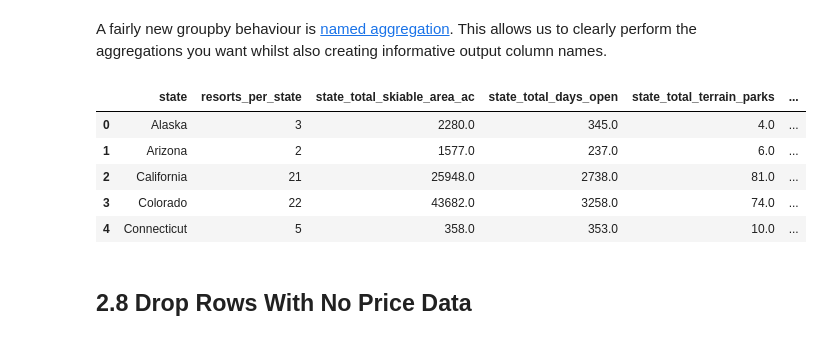
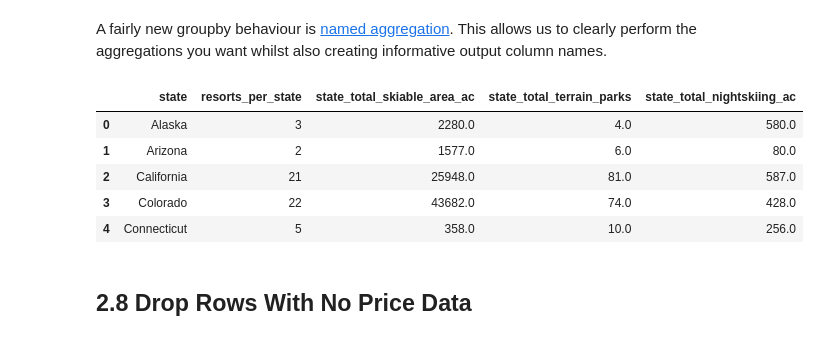
Before and after one commit to nlac10/DataScienceGuidedCapstone, a Jupyter notebook: 02-data_wrangling/02_data_wrangling.ipynb, the cells around one changed output. Drawn from its saved outputs; the diff is of its cells as text; code cells hidden in the pictures.

```diff
--- a/02-data_wrangling/02_data_wrangling.ipynb
+++ b/02-data_wrangling/02_data_wrangling.ipynb
@@ -957,26 +925,25 @@ A fairly new groupby behaviour is [named aggregation](https://pandas-docs.github
 # %%
 #Code task 27#
 #Add named aggregations for the sum of 'daysOpenLastYear', 'TerrainParks', and 'NightSkiing_ac'
 #call them 'state_total_days_open', 'state_total_terrain_parks', and 'state_total_nightskiing_ac',
 #respectively
 #Finally, add a call to the reset_index() method (we recommend you experiment with and without this to see
 #what it does)
 
 state_summary = ski_data.groupby('state').agg(
     resorts_per_state=pd.NamedAgg(column='Name', aggfunc='size'), #could pick any column here
     state_total_skiable_area_ac=pd.NamedAgg(column='SkiableTerrain_ac', aggfunc='sum'),
-    state_total_days_open=pd.NamedAgg(column='daysOpenLastYear', aggfunc='sum'),
     state_total_terrain_parks=pd.NamedAgg(column='TerrainParks', aggfunc='sum'),
     state_total_nightskiing_ac=pd.NamedAgg(column='NightSkiing_ac', aggfunc='sum')
 ).reset_index()
 state_summary.head()
 # %% [output]
-|  | state | resorts_per_state | state_total_skiable_area_ac | state_total_days_open | state_total_terrain_parks | ... |
-| 0 | Alaska | 3 | 2280.0 | 345.0 | 4.0 | ... |
-| 1 | Arizona | 2 | 1577.0 | 237.0 | 6.0 | ... |
-| 2 | California | 21 | 25948.0 | 2738.0 | 81.0 | ... |
-| 3 | Colorado | 22 | 43682.0 | 3258.0 | 74.0 | ... |
-| 4 | Connecticut | 5 | 358.0 | 353.0 | 10.0 | ... |
+|  | state | resorts_per_state | state_total_skiable_area_ac | state_total_terrain_parks | state_total_nightskiing_ac |
+| 0 | Alaska | 3 | 2280.0 | 4.0 | 580.0 |
+| 1 | Arizona | 2 | 1577.0 | 6.0 | 80.0 |
+| 2 | California | 21 | 25948.0 | 81.0 | 587.0 |
+| 3 | Colorado | 22 | 43682.0 | 74.0 | 428.0 |
+| 4 | Connecticut | 5 | 358.0 | 10.0 | 256.0 |
 # %% [markdown]
 ## 2.8 Drop Rows With No Price Data<a id='2.8_Drop_Rows_With_No_Price_Data'></a>
 # %% [markdown]
```
Also changed, not shown: parts of 43 cells of this notebook, 2 other files.
